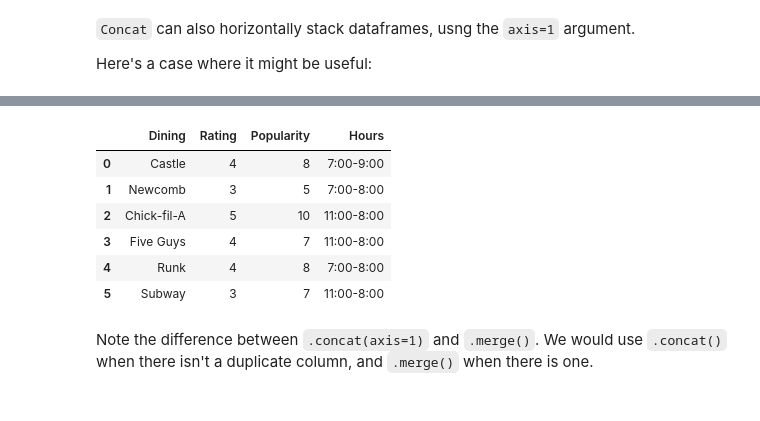
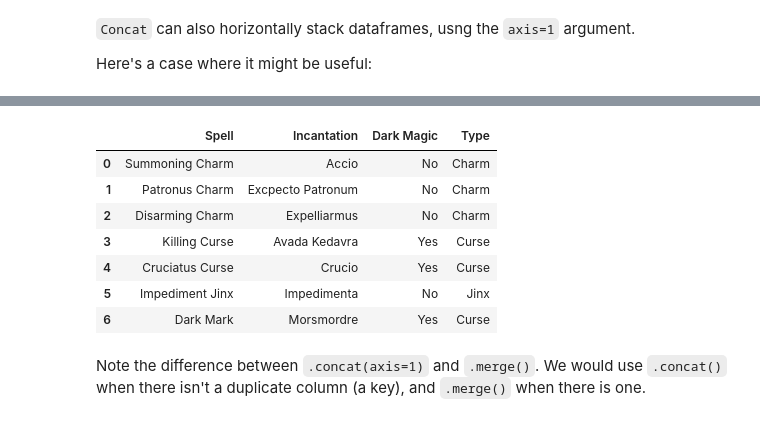
Before and after one commit to ishaandey/node, a Jupyter notebook: week-3/workshop/cleaning_key.ipynb, the cells around one changed output, grey strips where cells are left out. Cells and saved outputs as stored; diff of their text form; code cells hidden in the pictures.

```diff
--- a/week-3/workshop/cleaning_key.ipynb
+++ b/week-3/workshop/cleaning_key.ipynb
@@ -611,0 +574,8 @@ locations_df
+# %%
+spells = ['Summoning Charm', 'Patronus Charm', 'Disarming Charm', 'Killing Curse',
+          'Cruciatus Curse', 'Impediment Jinx', 'Dark Mark']
+# %%
+incantations = ['Accio', 'Excpecto Patronum', 'Expelliarmus', 'Avada Kedavra', 'Crucio', 'Impedimenta', 'Morsmordre']
+
+incantations_df = pd.DataFrame({'Spell': spells, 'Incantation': incantations})
+incantations_df
@@ -796,0 +805,4 @@ more_info_df
+# %%
+more_info_df = pd.DataFrame({'Dark Magic': ['No', 'No', 'No', 'Yes', 'Yes', 'No', 'Yes'],
+                             'Type': ['Charm', 'Charm', 'Charm', 'Curse', 'Curse', 'Jinx', 'Curse']})
+more_info_df
@@ -797,13 +818,14 @@ more_info_df
 # %%
-df = pd.concat([ratings_df, more_info_df], axis=1)
+df = pd.concat([incantations_df, more_info_df], axis=1)
 df
 # %% [output]
-|  | Dining | Rating | Popularity | Hours |
-| 0 | Castle | 4 | 8 | 7:00-9:00 |
-| 1 | Newcomb | 3 | 5 | 7:00-8:00 |
-| 2 | Chick-fil-A | 5 | 10 | 11:00-8:00 |
-| 3 | Five Guys | 4 | 7 | 11:00-8:00 |
-| 4 | Runk | 4 | 8 | 7:00-8:00 |
-| 5 | Subway | 3 | 7 | 11:00-8:00 |
+|  | Spell | Incantation | Dark Magic | Type |
+| 0 | Summoning Charm | Accio | No | Charm |
+| 1 | Patronus Charm | Excpecto Patronum | No | Charm |
+| 2 | Disarming Charm | Expelliarmus | No | Charm |
+| 3 | Killing Curse | Avada Kedavra | Yes | Curse |
+| 4 | Cruciatus Curse | Crucio | Yes | Curse |
+| 5 | Impediment Jinx | Impedimenta | No | Jinx |
+| 6 | Dark Mark | Morsmordre | Yes | Curse |
 # %% [markdown]
-Note the difference between `.concat(axis=1)` and `.merge()`. We would use `.concat()` when there isn't a duplicate column, and `.merge()` when there is one.
+Note the difference between `.concat(axis=1)` and `.merge()`. We would use `.concat()` when there isn't a duplicate column (a key), and `.merge()` when there is one.
```
Also changed, not shown: parts of 34 cells of this notebook.
